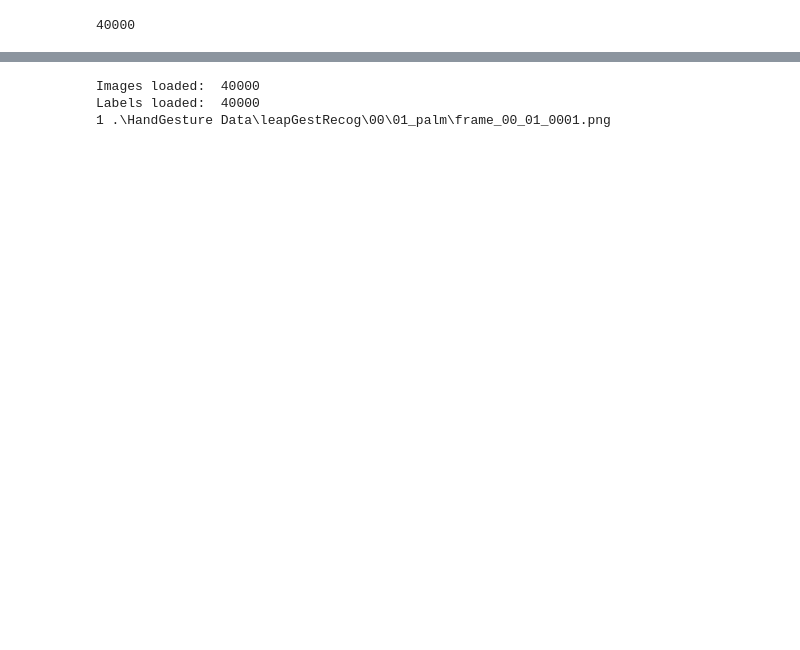
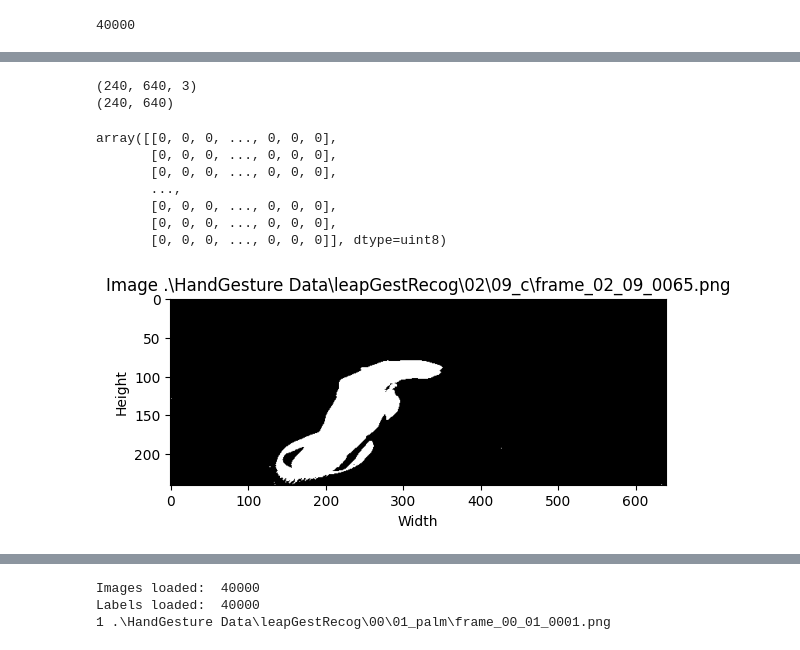
Before and after one commit to Tiny-Prism-Labs/Hand_Gesture_Recog, a Jupyter notebook: Hand_GEsture.ipynb, the cells around one changed output, grey strips where cells are left out. Cells and saved outputs as stored; diff of their text form; code cells hidden in the pictures; blank space fills up the shorter version.

```diff
--- a/Hand_GEsture.ipynb
+++ b/Hand_GEsture.ipynb
@@ -67,0 +101,13 @@ print(imagepaths[3])
+# %%
+plot_image(imagepaths[5664])
+# %% [output]
+(240, 640, 3)
+(240, 640)
+array([[0, 0, 0, ..., 0, 0, 0],
+       [0, 0, 0, ..., 0, 0, 0],
+       [0, 0, 0, ..., 0, 0, 0],
+       ...,
+       [0, 0, 0, ..., 0, 0, 0],
+       [0, 0, 0, ..., 0, 0, 0],
+       [0, 0, 0, ..., 0, 0, 0]], dtype=uint8)
+[figure, added]
```
Also changed, not shown: parts of 29 cells of this notebook.
